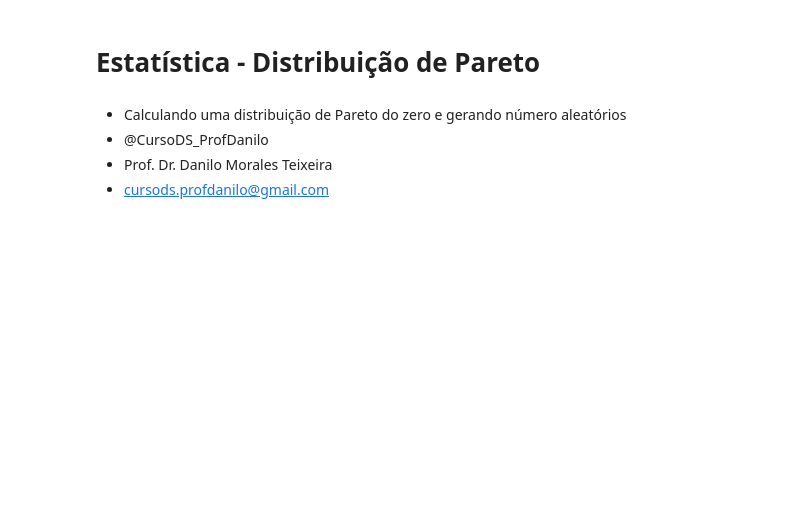
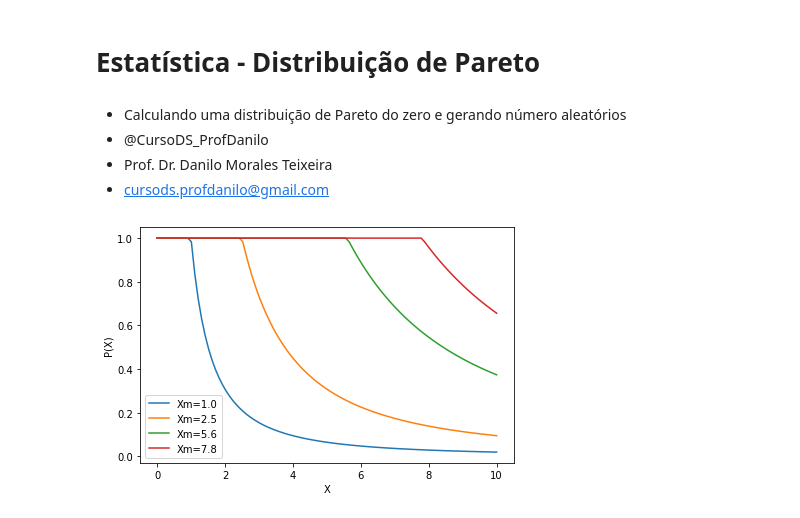
Before and after one commit to danmorales/CursoDS_ProfDanilo, a Jupyter notebook: Estatistica/Distribuicao_Pareto.ipynb, the cells around one changed output. Drawn from its saved outputs; the diff is of its cells as text; code cells hidden in the pictures; blank space fills up the shorter version.

```diff
--- a/Estatistica/Distribuicao_Pareto.ipynb
+++ b/Estatistica/Distribuicao_Pareto.ipynb
@@ -39,10 +39,16 @@ P2 = prob(X,xm2,alpha)
 P3 = prob(X,xm3,alpha)
 P4 = prob(X,xm4,alpha)
 # %%
-plt.plot(X,P,label='Xm=)
+plt.plot(X,P1,label='Xm=1.0')
+plt.plot(X,P2,label='Xm=2.5')
+plt.plot(X,P3,label='Xm=5.6')
+plt.plot(X,P4,label='Xm=7.8')
 plt.xlabel('X')
 plt.ylabel('P(X)')
+plt.legend()
 plt.tight_layout()
+# %% [output]
+[figure, added]
 # %%
 from scipy.stats import pareto
 # %%
```
Also changed, not shown: parts of 1 cell of this notebook, 4 other files.
